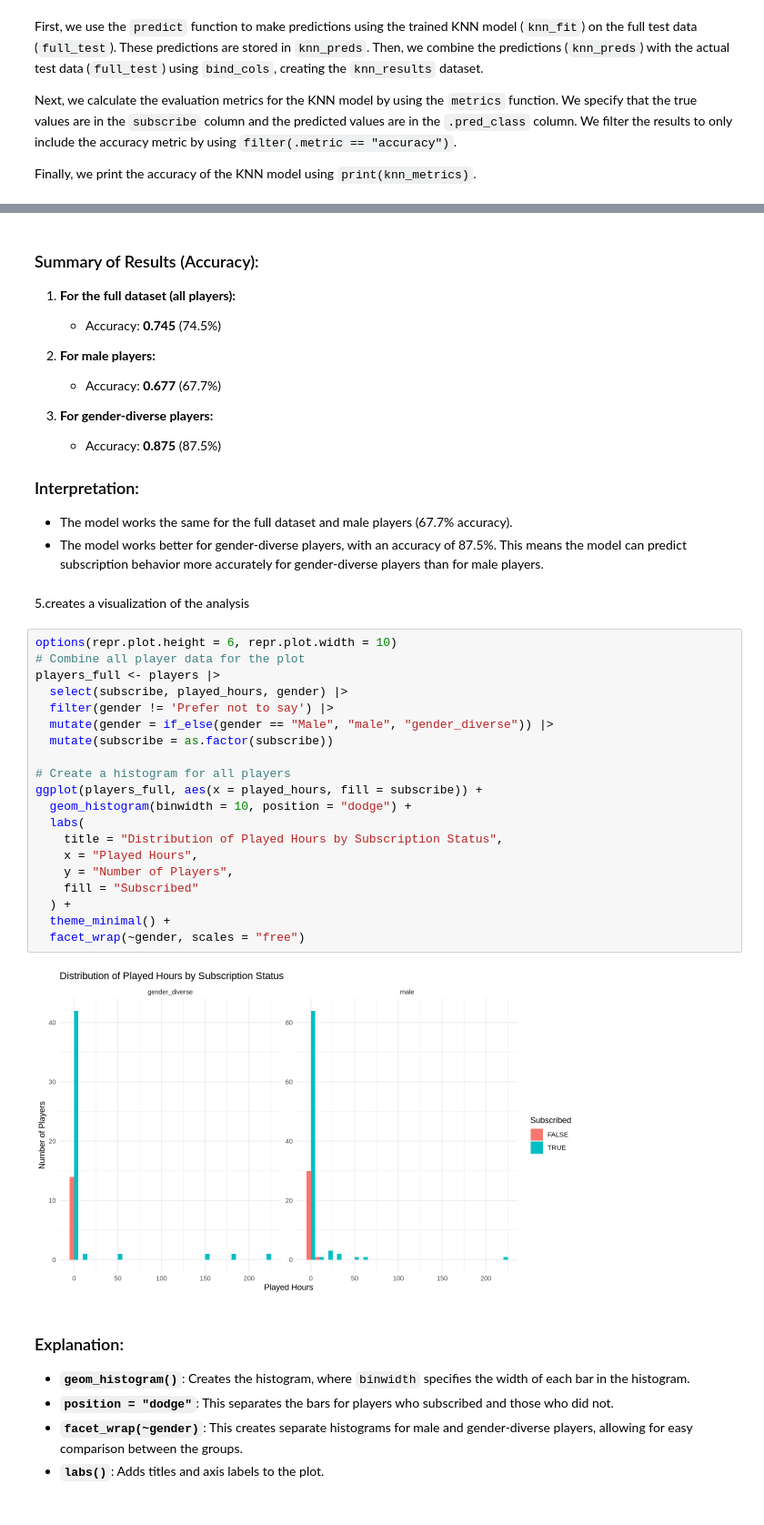
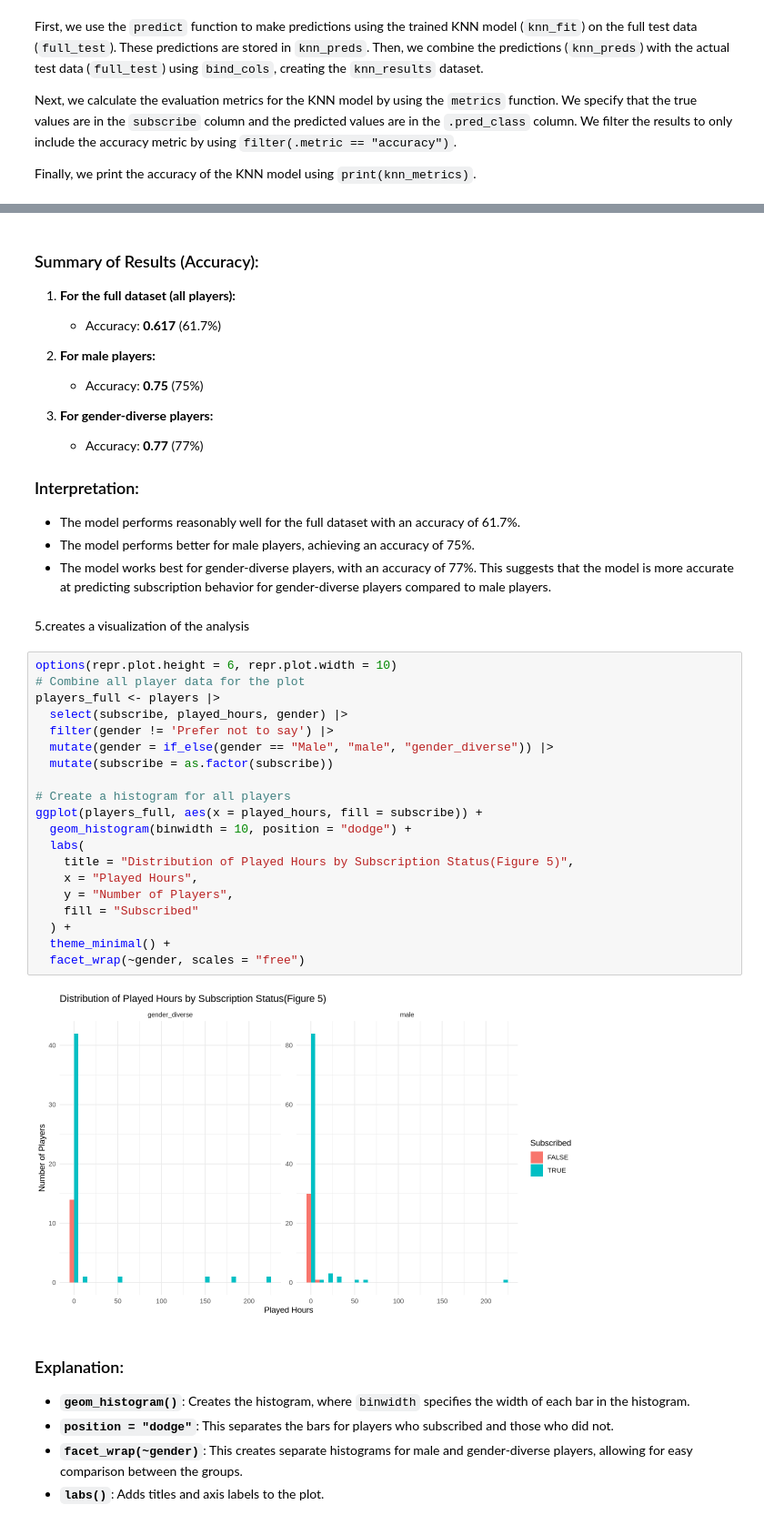
Before and after one commit to kathleenramsey/dsci100_group23, a Jupyter notebook: FINAL_PROJECT_23.ipynb, the cells around one changed output, grey strips where cells are left out. Shown at 91% size. Cells and saved outputs as stored; diff of their text form.

```diff
--- a/FINAL_PROJECT_23.ipynb
+++ b/FINAL_PROJECT_23.ipynb
@@ -366,41 +368,42 @@ This process is similar to the steps followed for male players, where we trained
 ### Summary of Results (Accuracy):
 
 1. **For the full dataset (all players):**
-   - Accuracy: **0.745** (74.5%)
+   - Accuracy: **0.617** (61.7%)
 
 2. **For male players:**
-   - Accuracy: **0.677** (67.7%)
+   - Accuracy: **0.75** (75%)
 
 3. **For gender-diverse players:**
-   - Accuracy: **0.875** (87.5%)
+   - Accuracy: **0.77** (77%)
 
 ### Interpretation:
-- The model works the same for the full dataset and male players (67.7% accuracy).
-- The model works better for gender-diverse players, with an accuracy of 87.5%. This means the model can predict subscription behavior more accurately for gender-diverse players than for male players.
+- The model performs reasonably well for the full dataset with an accuracy of 61.7%.
+- The model performs better for male players, achieving an accuracy of 75%.
+- The model works best for gender-diverse players, with an accuracy of 77%. This suggests that the model is more accurate at predicting subscription behavior for gender-diverse players compared to male players.
 # %% [markdown]
 5.creates a visualization of the analysis
 # %%
 options(repr.plot.height = 6, repr.plot.width = 10)
 # Combine all player data for the plot
 players_full <- players |>
   select(subscribe, played_hours, gender) |>
   filter(gender != 'Prefer not to say') |>
   mutate(gender = if_else(gender == "Male", "male", "gender_diverse")) |>
   mutate(subscribe = as.factor(subscribe))
 
 # Create a histogram for all players
 ggplot(players_full, aes(x = played_hours, fill = subscribe)) +
   geom_histogram(binwidth = 10, position = "dodge") +
   labs(
-    title = "Distribution of Played Hours by Subscription Status",
+    title = "Distribution of Played Hours by Subscription Status(Figure 5)",
     x = "Played Hours",
     y = "Number of Players",
     fill = "Subscribed"
   ) +
   theme_minimal() +
   facet_wrap(~gender, scales = "free")
 # %% [output]
-[figure, old version]
+[figure, new version]
 # %% [markdown]
 ### Explanation:
 - **`geom_histogram()`**: Creates the histogram, where `binwidth` specifies the width of each bar in the histogram.
```
Also changed, not shown: parts of 9 cells of this notebook.
